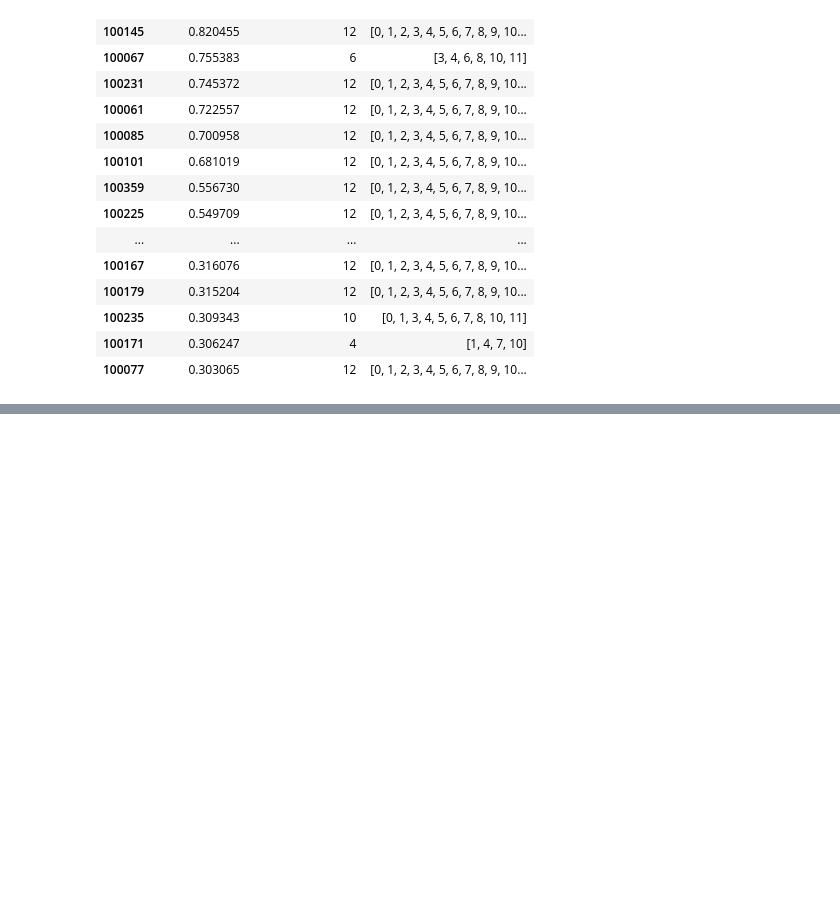
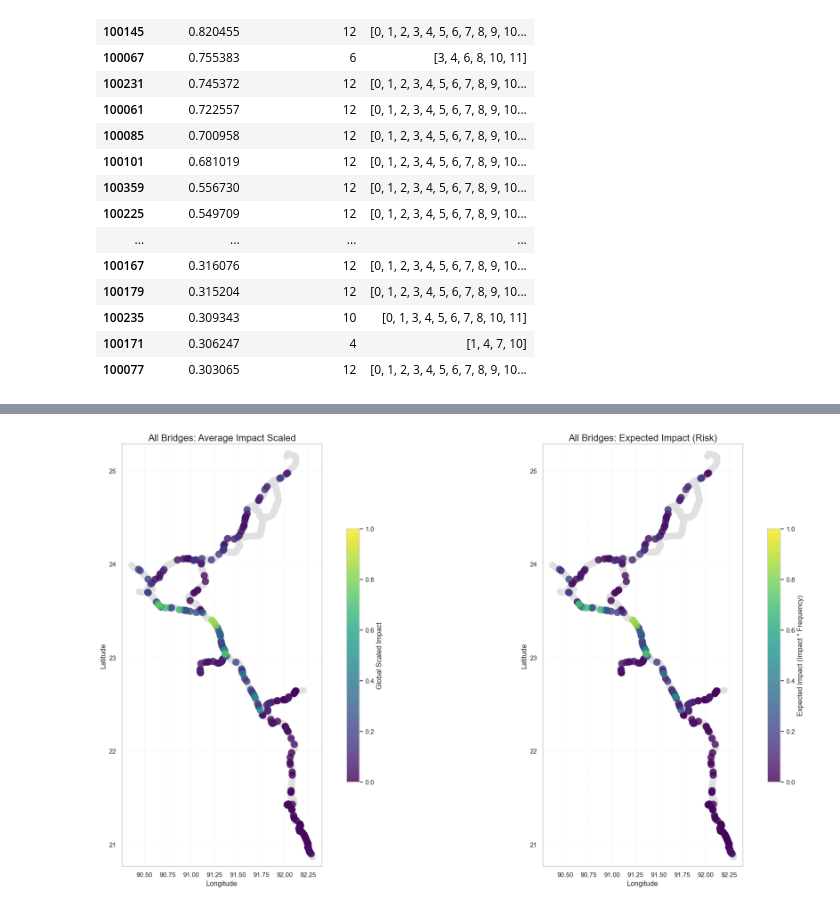
Before and after one commit to nielsvdd42/EPA133A-Advanced-Simulation-Group-1, a Jupyter notebook: EPA133a-G01-A4/notebook/6_Results_Mirte.ipynb, the cells around one changed output, grey strips where cells are left out. Cells and saved outputs as stored; diff of their text form; code cells hidden in the pictures; blank space fills up the shorter version.

```diff
--- a/EPA133a-G01-A4/notebook/6_Results_Mirte.ipynb
+++ b/EPA133a-G01-A4/notebook/6_Results_Mirte.ipynb
@@ -217,0 +267,61 @@ plt.show()
+# %%
+import matplotlib.pyplot as plt
+
+# 1. De volledige data voorbereiden
+# We sorteren op de waarde die we plotten zodat de hoogste waarden 'bovenop' liggen
+all_bridges_impact = avg_impact_per_bridge.sort_values('impact_scaled', ascending=True).reset_index()
+all_bridges_expected = avg_impact_per_bridge.sort_values('expected_impact', ascending=True).reset_index()
+
+# 2. Subplots maken
+fig, axes = plt.subplots(1, 2, figsize=(22, 11))
+
+# --- LINKER PLOT: Alle Bruggen - Gemiddelde Impact ---
+ax1 = axes[0]
+# Wegennet op achtergrond (erg klein en licht)
+ax1.scatter(base_df['lon'], base_df['lat'], color= '#e0e0e0', s=100, alpha=1, zorder=1)
+
+# Alle bruggen
+sc1 = ax1.scatter(all_bridges_impact['lon'], all_bridges_impact['lat'],
+                  c=all_bridges_impact['impact_scaled'],
+                  cmap='viridis',
+                  s=150,          # Iets kleiner vanwege de hoeveelheid
+                  alpha=0.8,
+                  edgecolor='none',
+                  zorder=2)
+
+ax1.set_title("All Bridges: Average Impact Scaled", fontsize=16)
+sc1.set_clim(0, 1)
+plt.colorbar(sc1, ax=ax1, shrink=0.6, label='Global Scaled Impact')
+
+# --- RECHTER PLOT: Alle Bruggen - Expected Impact ---
+ax2 = axes[1]
+ax2.scatter(base_df['lon'], base_df['lat'], color='#e0e0e0', s=100, alpha=1, zorder=1)
+
+sc2 = ax2.scatter(all_bridges_expected['lon'], all_bridges_expected['lat'],
+                  c=all_bridges_expected['expected_impact'],
+                  cmap='viridis',
+                  s=150,
+                  alpha=0.8,
+                  edgecolor='none',
+                  zorder=2)
+
+ax2.set_title("All Bridges: Expected Impact (Risk)", fontsize=16)
+sc2.set_clim(0, 1)
+plt.colorbar(sc2, ax=ax2, shrink=0.6, label='Expected Impact (Impact * Frequency)')
+
+# --- STYLING ---
+for ax in axes:
+    ax.set_xlabel("Longitude")
+    ax.set_ylabel("Latitude")
+    ax.set_aspect('equal', adjustable='box')
+
+    # Gebruik de volledige dataset voor de grenzen
+    ax.set_xlim(base_df['lon'].min() - 0.1, base_df['lon'].max() + 0.1)
+    ax.set_ylim(base_df['lat'].min() - 0.1, base_df['lat'].max() + 0.1)
+    ax.grid(True, linestyle=':', alpha=0.3)
+    ax.set_facecolor('white') # Zorg voor een schone witte achtergrond
+
+plt.tight_layout()
+plt.show()
+# %% [output]
+[figure, added]
```
Also changed, not shown: parts of 4 cells of this notebook.
